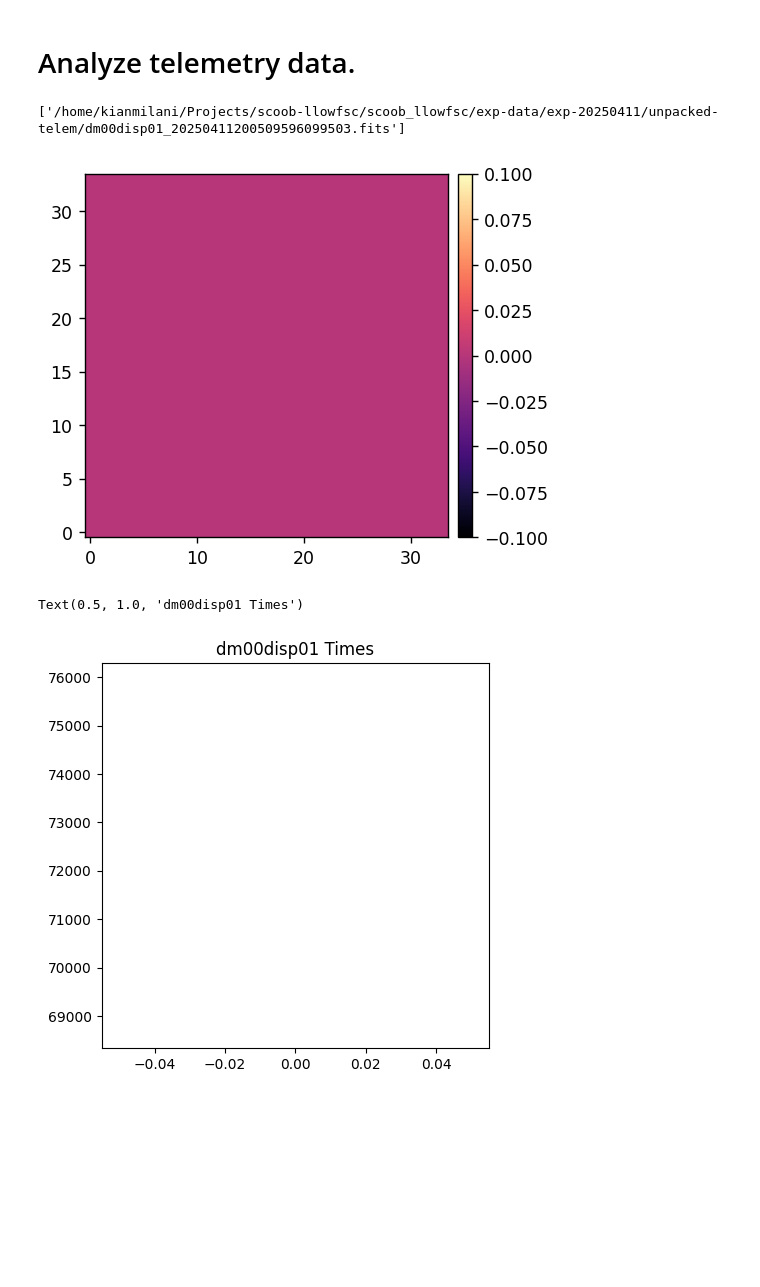
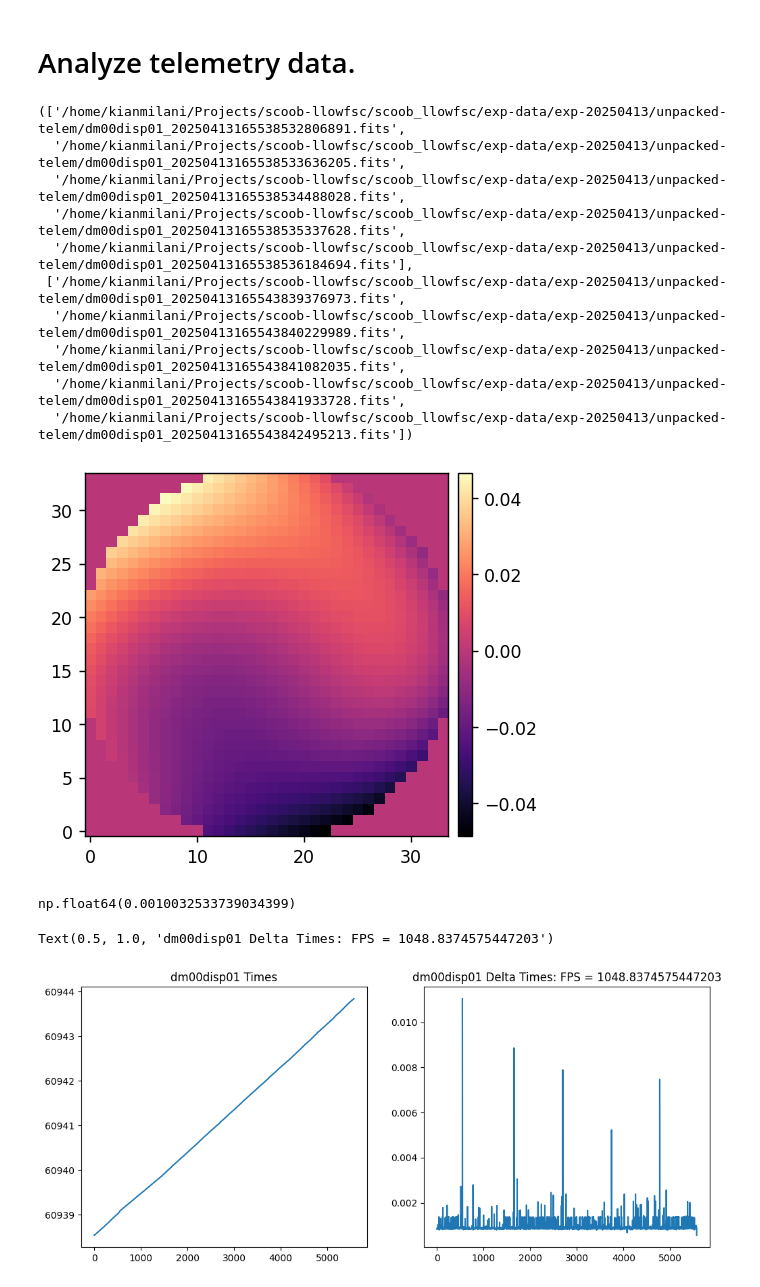
Before and after one commit to kian1377/scoob-llowfsc, a Jupyter notebook: exp-notebooks/inject_wfe_with_telem.ipynb, the cells around one changed output. Cells and saved outputs as stored; diff of their text form; code cells hidden in the pictures; blank space fills up the shorter version.

```diff
--- a/exp-notebooks/inject_wfe_with_telem.ipynb
+++ b/exp-notebooks/inject_wfe_with_telem.ipynb
@@ -223,10 +229,19 @@ telem.move_files(dm_wfe_rawims_path, telem_data_path)
 # %%
 telem.unpack_data(telem_data_path, unpacked_data_path)
 # %%
-dm_wfe_fnames = telem.get_fnames(unpacked_data_path/f'{dm_wfe_name}*')
-dm_wfe_fnames
+dm_wfe_fnames = telem.get_fnames(unpacked_data_path/f'{dm_wfe_name}_2025*')
+dm_wfe_fnames[:5], dm_wfe_fnames[-5:]
 # %% [output]
-['/home/kianmilani/Projects/scoob-llowfsc/scoob_llowfsc/exp-data/exp-20250411/unpacked-telem/dm00disp01_20250411200509596099503.fits']
+(['/home/kianmilani/Projects/scoob-llowfsc/scoob_llowfsc/exp-data/exp-20250413/unpacked-telem/dm00disp01_20250413165538532806891.fits',
+  '/home/kianmilani/Projects/scoob-llowfsc/scoob_llowfsc/exp-data/exp-20250413/unpacked-telem/dm00disp01_20250413165538533636205.fits',
+  '/home/kianmilani/Projects/scoob-llowfsc/scoob_llowfsc/exp-data/exp-20250413/unpacked-telem/dm00disp01_20250413165538534488028.fits',
+  '/home/kianmilani/Projects/scoob-llowfsc/scoob_llowfsc/exp-data/exp-20250413/unpacked-telem/dm00disp01_20250413165538535337628.fits',
+  '/home/kianmilani/Projects/scoob-llowfsc/scoob_llowfsc/exp-data/exp-20250413/unpacked-telem/dm00disp01_20250413165538536184694.fits'],
+ ['/home/kianmilani/Projects/scoob-llowfsc/scoob_llowfsc/exp-data/exp-20250413/unpacked-telem/dm00disp01_20250413165543839376973.fits',
+  '/home/kianmilani/Projects/scoob-llowfsc/scoob_llowfsc/exp-data/exp-20250413/unpacked-telem/dm00disp01_20250413165543840229989.fits',
+  '/home/kianmilani/Projects/scoob-llowfsc/scoob_llowfsc/exp-data/exp-20250413/unpacked-telem/dm00disp01_20250413165543841082035.fits',
+  '/home/kianmilani/Projects/scoob-llowfsc/scoob_llowfsc/exp-data/exp-20250413/unpacked-telem/dm00disp01_20250413165543841933728.fits',
+  '/home/kianmilani/Projects/scoob-llowfsc/scoob_llowfsc/exp-data/exp-20250413/unpacked-telem/dm00disp01_20250413165543842495213.fits'])
 # %%
 absolute = 1
 dm_wfe_data, dm_wfe_times = telem.read_telem_data(dm_wfe_fnames, absolute=absolute)
@@ -234,12 +249,23 @@ dm_wfe_start = dm_wfe_times[0]
 # %%
 utils.imshow([dm_wfe_data[0]])
 # %% [output]
-[figure, old version]
+[figure, new version]
+# %%
+np.mean(dm_wfe_delTs) - 250e-6
+# %% [output]
+np.float64(0.0010032533739034399)
 # %%
-fig = plt.figure(figsize=(5,5))
-# plt.subplot(321)
+dm_wfe_delTs = dm_wfe_times[1:] - dm_wfe_times[:-1]
+mean_fps = 1/np.mean(dm_wfe_delTs)
+
+fig = plt.figure(figsize=(12,5))
+plt.subplot(121)
 plt.plot(dm_wfe_times)
 plt.title(f'{dm_wfe_name} Times')
+
+plt.subplot(122)
+plt.plot(dm_wfe_delTs)
+plt.title(f'{dm_wfe_name} Delta Times: FPS = {mean_fps}')
 # %% [output]
-Text(0.5, 1.0, 'dm00disp01 Times')
+Text(0.5, 1.0, 'dm00disp01 Delta Times: FPS = 1048.8374575447203')
-[figure, old version]
+[figure, new version]
```
Also changed, not shown: parts of 8 cells of this notebook, 4 other files.
